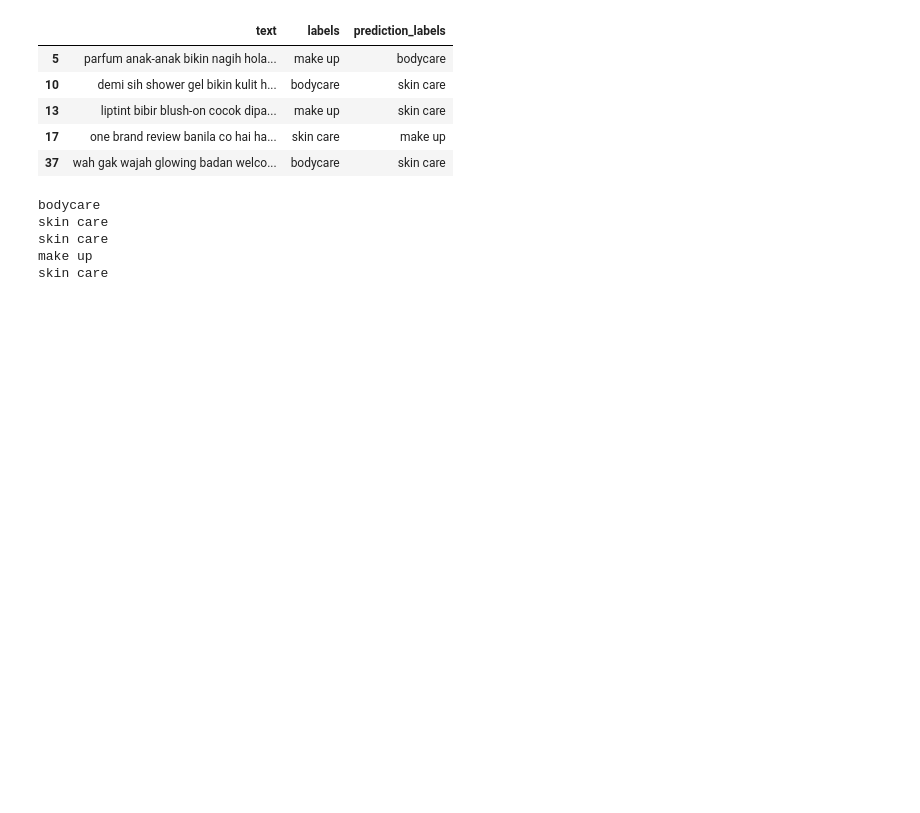
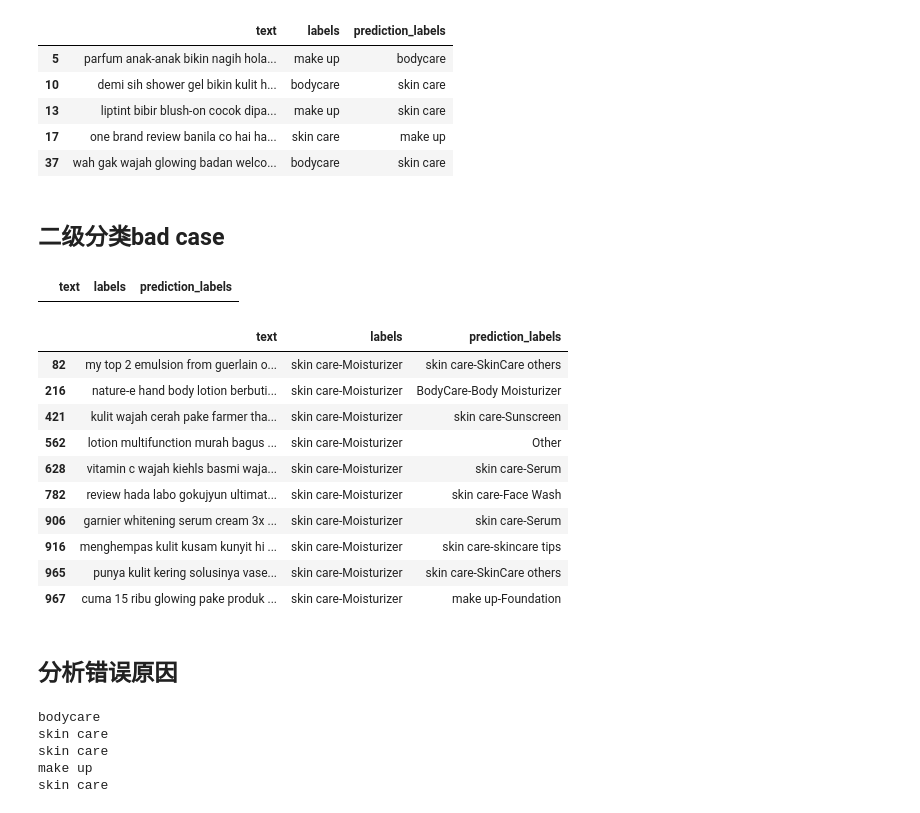
Before and after one commit to Vince-Lau/cnn-text-classification-tf, a Jupyter notebook: doc/error_anyaly.ipynb, the cells around one changed output. Saved outputs shown, nothing was run; the diff lists cells and outputs as text; code cells hidden in the pictures; blank space fills up the shorter version.

```diff
--- a/doc/error_anyaly.ipynb
+++ b/doc/error_anyaly.ipynb
@@ -21,3 +21,43 @@ error_pd[:5]
 | 13 | liptint bibir blush-on cocok dipa... | make up | skin care |
 | 17 | one brand review banila co hai ha... | skin care | make up |
 | 37 | wah gak wajah glowing badan welco... | bodycare | skin care |
+# %% [markdown]
+## 二级分类bad case
+# %%
+labels_all = [64, 112, 74, 49, 60, 81, 21, 46, 19, 14, 66, 43, 48, 102, 57, 53, 34]
+labels_name_num = {'skin care-Sunscreen': 53, 'skin care-makeup remover': 57,
+                'BodyCare-Body Moisturizer': 102, 'skin care-Serum': 48,
+                'skin care-Face Wash': 43, 'make up-Makeup Setting': 66,
+                'Other': 34, 'make up-Blush': 14, 'make up-Eyeshadow': 19,
+                'skin care-Moisturizer': 46, 'make up-Foundation': 21,
+                'skin care-Face Mask': 81, 'skin care-skincare tips': 60,
+                'skin care-SkinCare others': 49, 'make up-makeup others': 74,
+                'Fashion-Fashion Styles': 112, 'make up-Lips': 64}
+labels_name_num = {v: k for k, v in labels_name_num.items()}
+# %%
+prediction_pth = r'D:\lauyu\Desktop\prediction.csv'
+error_pd = pd.read_csv(prediction_pth, header=None, names=['text', 'labels', 'prediction_labels', 'probability'])
+error_pd = error_pd[error_pd['labels'] != error_pd['prediction_labels']][['text', 'labels', 'prediction_labels']]
+# %%
+error_pd[error_pd.labels==7].head()
+# %% [output]
+|  | text | labels | prediction_labels |
+# %%
+def label_replace(arrdt):
+    return labels_name_num[labels_all[arrdt]]
+error_pd['labels'] = error_pd['labels'].apply(label_replace)
+error_pd['prediction_labels'] = error_pd['prediction_labels'].apply(label_replace)
+# %%
+error_pd[error_pd.labels=='skin care-Moisturizer'].head(10)
+# %% [output]
+|  | text | labels | prediction_labels |
+| 82 | my top 2 emulsion from guerlain o... | skin care-Moisturizer | skin care-SkinCare others |
+| 216 | nature-e hand body lotion berbuti... | skin care-Moisturizer | BodyCare-Body Moisturizer |
+| 421 | kulit wajah cerah pake farmer tha... | skin care-Moisturizer | skin care-Sunscreen |
+| 562 | lotion multifunction murah bagus ... | skin care-Moisturizer | Other |
+| 628 | vitamin c wajah kiehls basmi waja... | skin care-Moisturizer | skin care-Serum |
+| 782 | review hada labo gokujyun ultimat... | skin care-Moisturizer | skin care-Face Wash |
+| 906 | garnier whitening serum cream 3x ... | skin care-Moisturizer | skin care-Serum |
+| 916 | menghempas kulit kusam kunyit hi ... | skin care-Moisturizer | skin care-skincare tips |
+| 965 | punya kulit kering solusinya vase... | skin care-Moisturizer | skin care-SkinCare others |
+| 967 | cuma 15 ribu glowing pake produk ... | skin care-Moisturizer | make up-Foundation |
@@ -24,3 +67,5 @@ error_pd[:5]
+# %% [markdown]
+## 分析错误原因
 # %%
 text1 = error_pd.iloc[17, :][0]
 comp = re.compile(r'\b(makeup|make up)\b')
```
Also changed, not shown: parts of 1 cell of this notebook, 9 other files.
